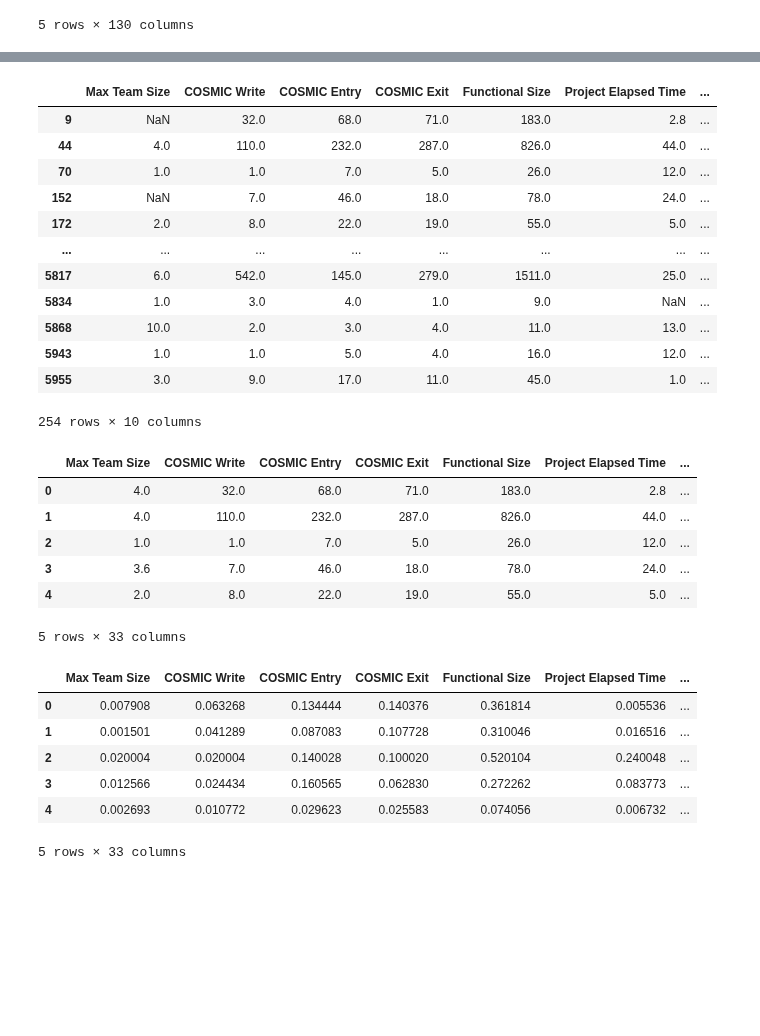
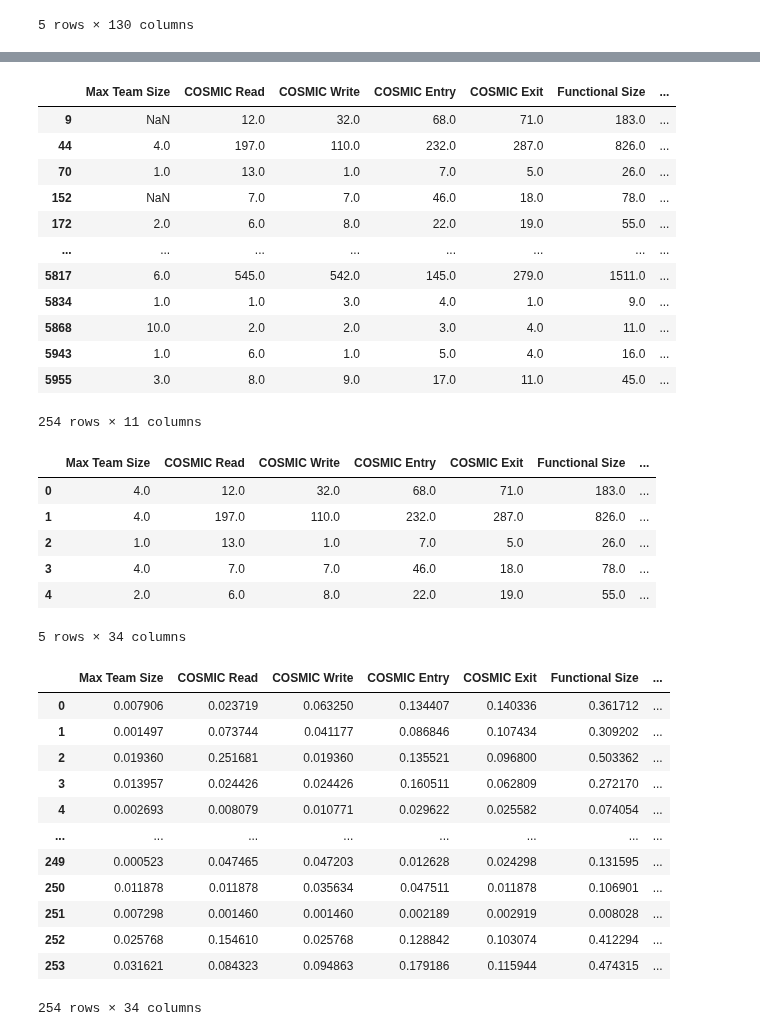
Before and after one commit to J4nvg/ResearchWorkshop, a Jupyter notebook: RW_dataset2.ipynb, the cells around one changed output, grey strips where cells are left out. Saved outputs shown, nothing was run; the diff lists cells and outputs as text; code cells hidden in the pictures; blank space fills up the shorter version.

```diff
--- a/RW_dataset2.ipynb
+++ b/RW_dataset2.ipynb
@@ -38,7 +38,7 @@ nandictdf
 | NaN Count | 3802 | 5703 | 5703 | 5703 | 190 | 726 | 1417 | 1342 | 16 |
 # %%
 #Cols of interest:
-cols_needed = ['Max Team Size','COSMIC Write','COSMIC Entry','COSMIC Exit','Functional Size','Project Elapsed Time','Development Platform','Max Team Size','Primary Programming Language','Summary Work Effort']
+cols_needed = ['Max Team Size','COSMIC Read','COSMIC Write','COSMIC Entry','COSMIC Exit','Functional Size','Project Elapsed Time','Development Platform','Max Team Size','Primary Programming Language','Summary Work Effort']
 ISBG_interest = ISBG[cols_needed]
 ISBG_interest.head()
 # %% [output]
@@ -78,19 +79,19 @@ df_clean = ISBG_interest.dropna(subset=['COSMIC Write'])
 total_count = len(df_clean)
 df_clean
 # %% [output]
-|  | Max Team Size | COSMIC Write | COSMIC Entry | COSMIC Exit | Functional Size | Project Elapsed Time | ... |
-| 9 | NaN | 32.0 | 68.0 | 71.0 | 183.0 | 2.8 | ... |
-| 44 | 4.0 | 110.0 | 232.0 | 287.0 | 826.0 | 44.0 | ... |
-| 70 | 1.0 | 1.0 | 7.0 | 5.0 | 26.0 | 12.0 | ... |
-| 152 | NaN | 7.0 | 46.0 | 18.0 | 78.0 | 24.0 | ... |
-| 172 | 2.0 | 8.0 | 22.0 | 19.0 | 55.0 | 5.0 | ... |
+|  | Max Team Size | COSMIC Read | COSMIC Write | COSMIC Entry | COSMIC Exit | Functional Size | ... |
+| 9 | NaN | 12.0 | 32.0 | 68.0 | 71.0 | 183.0 | ... |
+| 44 | 4.0 | 197.0 | 110.0 | 232.0 | 287.0 | 826.0 | ... |
+| 70 | 1.0 | 13.0 | 1.0 | 7.0 | 5.0 | 26.0 | ... |
+| 152 | NaN | 7.0 | 7.0 | 46.0 | 18.0 | 78.0 | ... |
+| 172 | 2.0 | 6.0 | 8.0 | 22.0 | 19.0 | 55.0 | ... |
 | ... | ... | ... | ... | ... | ... | ... | ... |
-| 5817 | 6.0 | 542.0 | 145.0 | 279.0 | 1511.0 | 25.0 | ... |
-| 5834 | 1.0 | 3.0 | 4.0 | 1.0 | 9.0 | NaN | ... |
-| 5868 | 10.0 | 2.0 | 3.0 | 4.0 | 11.0 | 13.0 | ... |
-| 5943 | 1.0 | 1.0 | 5.0 | 4.0 | 16.0 | 12.0 | ... |
-| 5955 | 3.0 | 9.0 | 17.0 | 11.0 | 45.0 | 1.0 | ... |
+| 5817 | 6.0 | 545.0 | 542.0 | 145.0 | 279.0 | 1511.0 | ... |
+| 5834 | 1.0 | 1.0 | 3.0 | 4.0 | 1.0 | 9.0 | ... |
+| 5868 | 10.0 | 2.0 | 2.0 | 3.0 | 4.0 | 11.0 | ... |
+| 5943 | 1.0 | 6.0 | 1.0 | 5.0 | 4.0 | 16.0 | ... |
+| 5955 | 3.0 | 8.0 | 9.0 | 17.0 | 11.0 | 45.0 | ... |
-254 rows × 10 columns
+254 rows × 11 columns
 # %%
 import pandas as pd
 from sklearn.impute import KNNImputer
@@ -105,27 +106,33 @@ df_imputed = pd.DataFrame(imputer.fit_transform(df_encoded), columns=df_encoded.
 
 df_imputed.head()
 # %% [output]
-|  | Max Team Size | COSMIC Write | COSMIC Entry | COSMIC Exit | Functional Size | Project Elapsed Time | ... |
-| 0 | 4.0 | 32.0 | 68.0 | 71.0 | 183.0 | 2.8 | ... |
-| 1 | 4.0 | 110.0 | 232.0 | 287.0 | 826.0 | 44.0 | ... |
-| 2 | 1.0 | 1.0 | 7.0 | 5.0 | 26.0 | 12.0 | ... |
-| 3 | 3.6 | 7.0 | 46.0 | 18.0 | 78.0 | 24.0 | ... |
-| 4 | 2.0 | 8.0 | 22.0 | 19.0 | 55.0 | 5.0 | ... |
+|  | Max Team Size | COSMIC Read | COSMIC Write | COSMIC Entry | COSMIC Exit | Functional Size | ... |
+| 0 | 4.0 | 12.0 | 32.0 | 68.0 | 71.0 | 183.0 | ... |
+| 1 | 4.0 | 197.0 | 110.0 | 232.0 | 287.0 | 826.0 | ... |
+| 2 | 1.0 | 13.0 | 1.0 | 7.0 | 5.0 | 26.0 | ... |
+| 3 | 4.0 | 7.0 | 7.0 | 46.0 | 18.0 | 78.0 | ... |
+| 4 | 2.0 | 6.0 | 8.0 | 22.0 | 19.0 | 55.0 | ... |
-5 rows × 33 columns
+5 rows × 34 columns
 # %%
 from sklearn.preprocessing import normalize
 # from sklearn.preprocessing import Sta
 normalized_data = normalize(df_imputed)
 df_normalized = pd.DataFrame(normalized_data, columns=df_imputed.columns)
-df_normalized.head()
+df_normalized
 # %% [output]
-|  | Max Team Size | COSMIC Write | COSMIC Entry | COSMIC Exit | Functional Size | Project Elapsed Time | ... |
-| 0 | 0.007908 | 0.063268 | 0.134444 | 0.140376 | 0.361814 | 0.005536 | ... |
-| 1 | 0.001501 | 0.041289 | 0.087083 | 0.107728 | 0.310046 | 0.016516 | ... |
-| 2 | 0.020004 | 0.020004 | 0.140028 | 0.100020 | 0.520104 | 0.240048 | ... |
-| 3 | 0.012566 | 0.024434 | 0.160565 | 0.062830 | 0.272262 | 0.083773 | ... |
-| 4 | 0.002693 | 0.010772 | 0.029623 | 0.025583 | 0.074056 | 0.006732 | ... |
+|  | Max Team Size | COSMIC Read | COSMIC Write | COSMIC Entry | COSMIC Exit | Functional Size | ... |
+| 0 | 0.007906 | 0.023719 | 0.063250 | 0.134407 | 0.140336 | 0.361712 | ... |
+| 1 | 0.001497 | 0.073744 | 0.041177 | 0.086846 | 0.107434 | 0.309202 | ... |
+| 2 | 0.019360 | 0.251681 | 0.019360 | 0.135521 | 0.096800 | 0.503362 | ... |
+| 3 | 0.013957 | 0.024426 | 0.024426 | 0.160511 | 0.062809 | 0.272170 | ... |
+| 4 | 0.002693 | 0.008079 | 0.010771 | 0.029622 | 0.025582 | 0.074054 | ... |
+| ... | ... | ... | ... | ... | ... | ... | ... |
+| 249 | 0.000523 | 0.047465 | 0.047203 | 0.012628 | 0.024298 | 0.131595 | ... |
+| 250 | 0.011878 | 0.011878 | 0.035634 | 0.047511 | 0.011878 | 0.106901 | ... |
+| 251 | 0.007298 | 0.001460 | 0.001460 | 0.002189 | 0.002919 | 0.008028 | ... |
+| 252 | 0.025768 | 0.154610 | 0.025768 | 0.128842 | 0.103074 | 0.412294 | ... |
+| 253 | 0.031621 | 0.084323 | 0.094863 | 0.179186 | 0.115944 | 0.474315 | ... |
-5 rows × 33 columns
+254 rows × 34 columns
 # %%
 print(df_normalized.columns)
 # %% [output]
```
Also changed, not shown: parts of 7 cells of this notebook, 1 other file.
